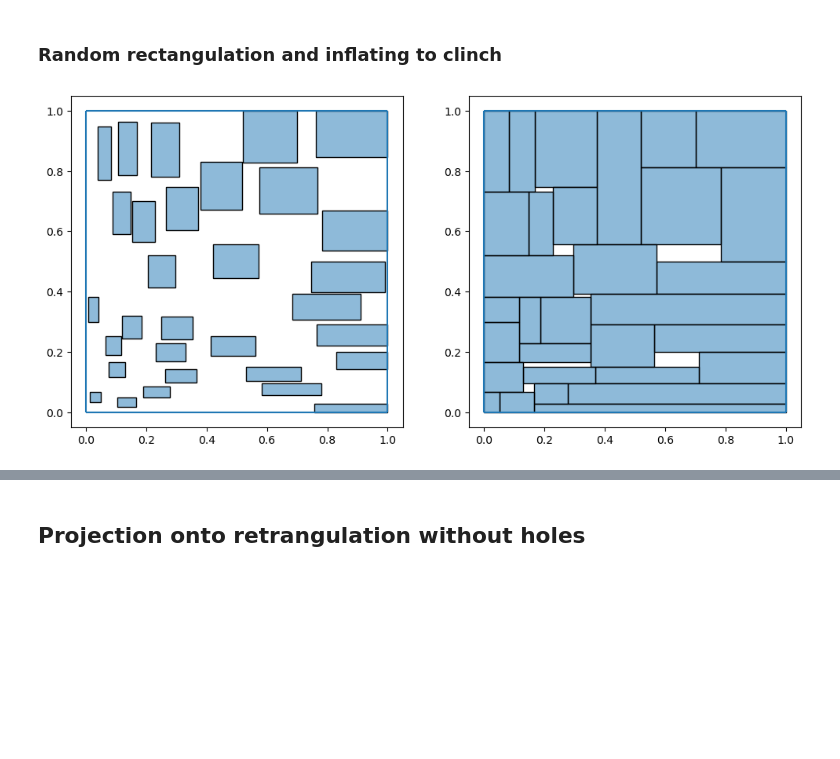
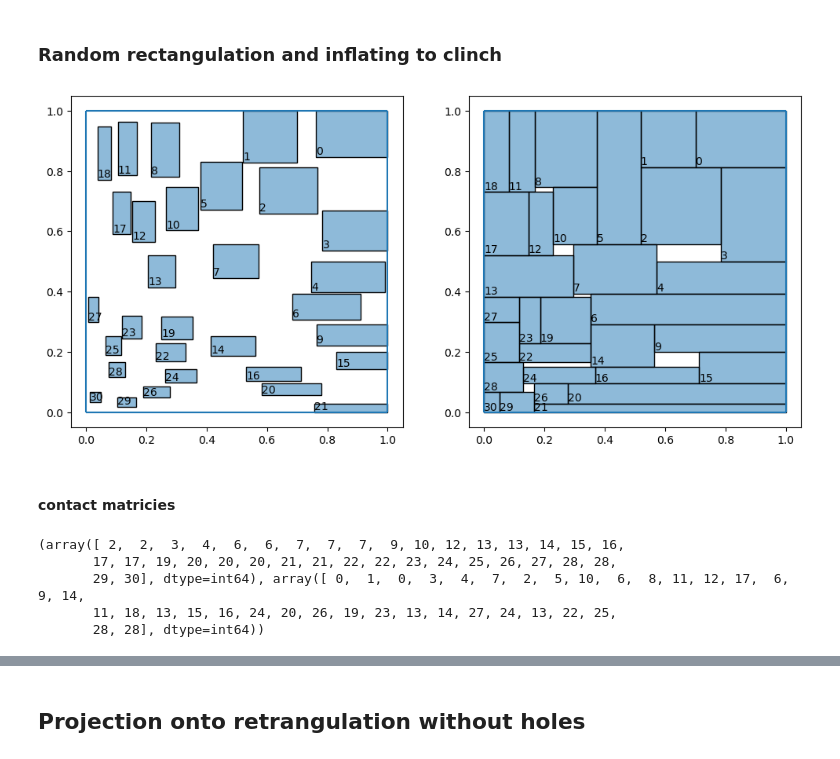
Before and after one commit to Polatucha16/SquareDivision, a Jupyter notebook: square_division_example.ipynb, the cells around one changed output, grey strips where cells are left out. Drawn from its saved outputs; the diff is of its cells as text; code cells hidden in the pictures; blank space fills up the shorter version.

```diff
--- a/square_division_example.ipynb
+++ b/square_division_example.ipynb
@@ -23,20 +23,40 @@ arr = arg_rect_list(10, uniform_pts, func, rng=rng)
 arr, pushed_arr = process(arr)
 # %%
 import matplotlib.pyplot as plt
-from SquareDivision.draw.draw import draw_rectangles# , set_settings#, draw_suspended_walls
+from SquareDivision.draw.draw import draw_rectangles, rectangle_numbers# , set_settings#, draw_suspended_walls
 from SquareDivision.src.regions import opposing_walls_in_half_plane_in_dir
 
 # suspect, direction = 5, 'u'
 # which_list, sus_walls = opposing_walls_in_half_plane_in_dir(suspect, arr, direction)
 # ax = draw_suspended_walls(ax, direction, sus_walls)
 
 import matplotlib.pyplot as plt
 from SquareDivision.draw.draw import draw_rectangles
 
 fig, axes = plt.subplots(nrows=1, ncols=2, figsize=(12, 6))
 
-axes[0] = draw_rectangles(axes[0], arr)
-axes[1] = draw_rectangles(axes[1], pushed_arr)
+axes[0] = draw_rectangles(axes[0], arr[:,:4])
+axes[0] = rectangle_numbers(axes[0], arr[:,:4])
+axes[1] = draw_rectangles(axes[1], pushed_arr[:,:4])
+axes[1] = rectangle_numbers(axes[1], pushed_arr[:,:4])
 plt.show()
+clinched_rectangles = pushed_arr[:,:4]
 # %% [output]
-[figure, old version]
+[figure, new version]
+# %% [markdown]
+#### contact matricies
+# %%
+from SquareDivision.contact_graph.incidence_matrix import (
+    numers_of_contacting_rectangles_in_dir,
+    contact_graph_incidence_matrix
+)
+# np.where(numers_of_contacting_rectangles_in_dir(9, clinched_rectangles, 'r')>0)
+print(np.where(contact_graph_incidence_matrix(clinched_rectangles, 'u') > 0))
+east_neighbours = contact_graph_incidence_matrix(clinched_rectangles, 'r').astype(int)
+north_neighbours=contact_graph_incidence_matrix(clinched_rectangles, 'u').astype(int)
+# %% [output]
+(array([ 2,  2,  3,  4,  6,  6,  7,  7,  7,  9, 10, 12, 13, 13, 14, 15, 16,
+       17, 17, 19, 20, 20, 20, 21, 21, 22, 22, 23, 24, 25, 26, 27, 28, 28,
+       29, 30], dtype=int64), array([ 0,  1,  0,  3,  4,  7,  2,  5, 10,  6,  8, 11, 12, 17,  6,  9, 14,
+       11, 18, 13, 15, 16, 24, 20, 26, 19, 23, 13, 14, 27, 24, 13, 22, 25,
+       28, 28], dtype=int64))
```
Also changed, not shown: parts of 31 cells of this notebook, 8 other files.
